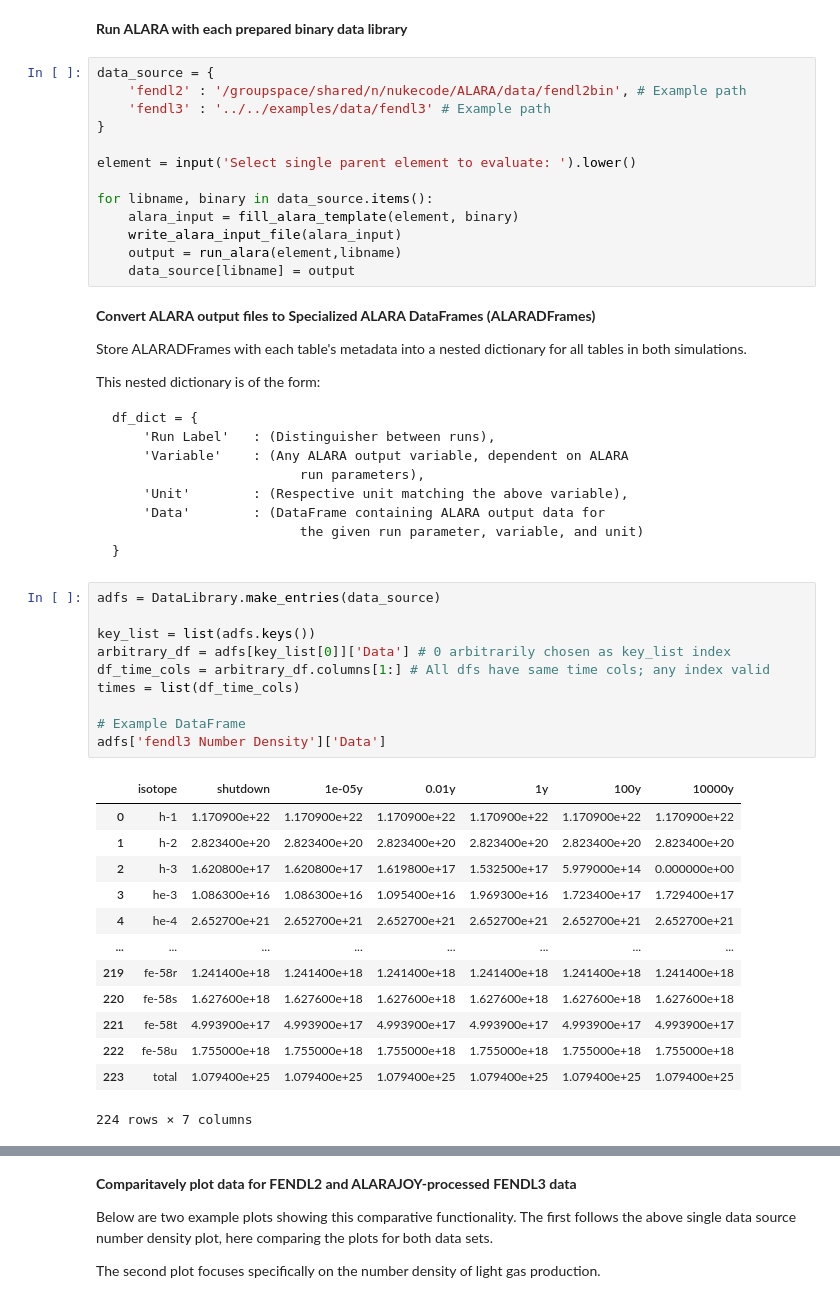
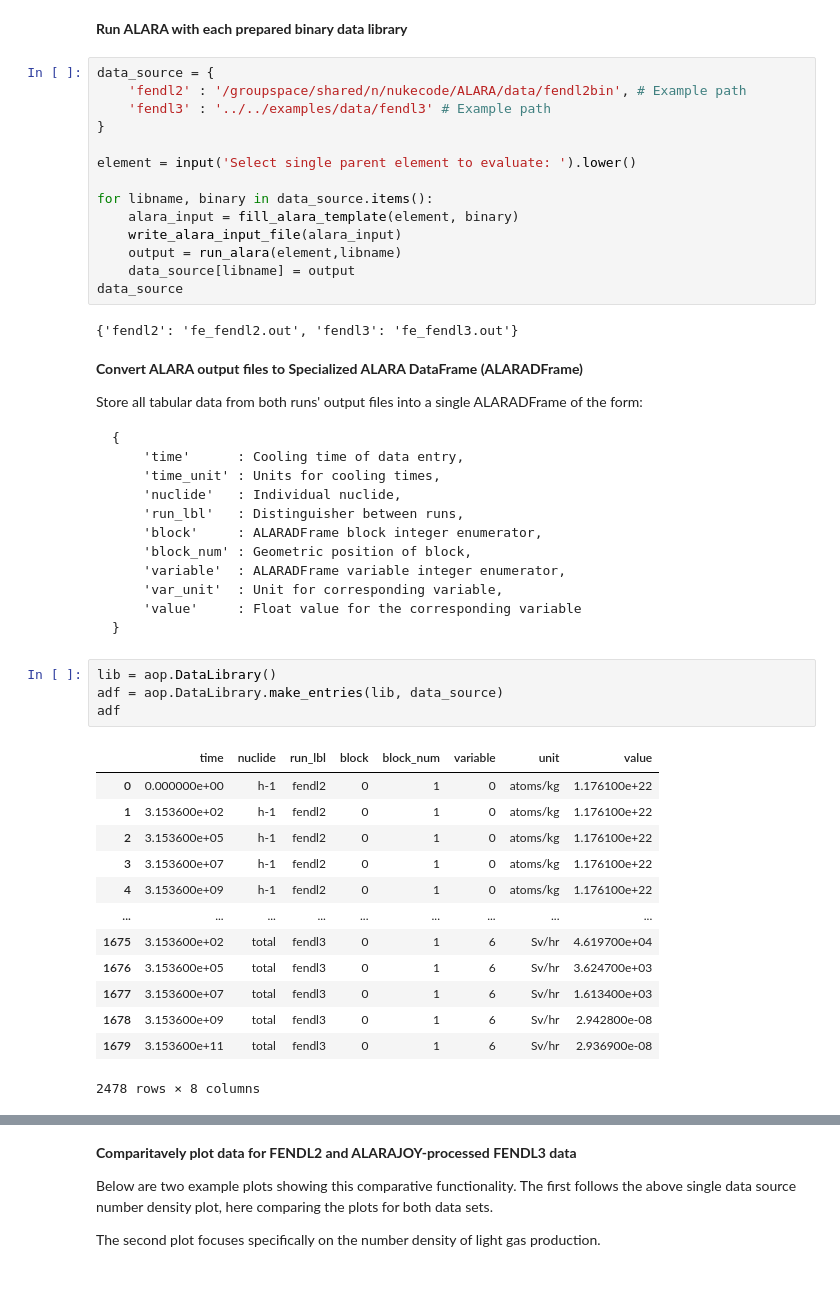
Before and after one commit to svalinn/ALARA, a Jupyter notebook: tools/ALARAJOYWrapper/alarajoy_QA_notebook.ipynb, the cells around one changed output, grey strips where cells are left out. Cells and saved outputs as stored; diff of their text form.

Commit message:
Updating for changes made to alara_output_processing

````diff
--- a/tools/ALARAJOYWrapper/alarajoy_QA_notebook.ipynb
+++ b/tools/ALARAJOYWrapper/alarajoy_QA_notebook.ipynb
@@ -27,47 +29,45 @@ for libname, binary in data_source.items():
     write_alara_input_file(alara_input)
     output = run_alara(element,libname)
     data_source[libname] = output
+data_source
+# %% [output]
+{'fendl2': 'fe_fendl2.out', 'fendl3': 'fe_fendl3.out'}
 # %% [markdown]
-**Convert ALARA output files to Specialized ALARA DataFrames (ALARADFrames)**
+**Convert ALARA output files to Specialized ALARA DataFrame (ALARADFrame)**
 
-Store ALARADFrames with each table's metadata into a nested dictionary for all tables in both simulations.
-
-This nested dictionary is of the form:
+Store all tabular data from both runs' output files into a single ALARADFrame of the form:
 
 ```
-df_dict = {
-    'Run Label'   : (Distinguisher between runs),
-    'Variable'    : (Any ALARA output variable, dependent on ALARA
-                        run parameters),
-    'Unit'        : (Respective unit matching the above variable),
-    'Data'        : (DataFrame containing ALARA output data for
-                        the given run parameter, variable, and unit)
+{
+    'time'      : Cooling time of data entry,
+    'time_unit' : Units for cooling times,
+    'nuclide'   : Individual nuclide,
+    'run_lbl'   : Distinguisher between runs,
+    'block'     : ALARADFrame block integer enumerator,
+    'block_num' : Geometric position of block,
+    'variable'  : ALARADFrame variable integer enumerator,
+    'var_unit'  : Unit for corresponding variable,
+    'value'     : Float value for the corresponding variable
 }
 ```
 # %%
-adfs = DataLibrary.make_entries(data_source)
-
-key_list = list(adfs.keys())
-arbitrary_df = adfs[key_list[0]]['Data'] # 0 arbitrarily chosen as key_list index
-df_time_cols = arbitrary_df.columns[1:] # All dfs have same time cols; any index valid
-times = list(df_time_cols)
-
-# Example DataFrame
-adfs['fendl3 Number Density']['Data']
+lib = aop.DataLibrary()
+adf = aop.DataLibrary.make_entries(lib, data_source)
+adf
 # %% [output]
-|  | isotope | shutdown | 1e-05y | 0.01y | 1y | 100y | 10000y |
-| 0 | h-1 | 1.170900e+22 | 1.170900e+22 | 1.170900e+22 | 1.170900e+22 | 1.170900e+22 | 1.170900e+22 |
-| 1 | h-2 | 2.823400e+20 | 2.823400e+20 | 2.823400e+20 | 2.823400e+20 | 2.823400e+20 | 2.823400e+20 |
-| 2 | h-3 | 1.620800e+17 | 1.620800e+17 | 1.619800e+17 | 1.532500e+17 | 5.979000e+14 | 0.000000e+00 |
-| 3 | he-3 | 1.086300e+16 | 1.086300e+16 | 1.095400e+16 | 1.969300e+16 | 1.723400e+17 | 1.729400e+17 |
-| 4 | he-4 | 2.652700e+21 | 2.652700e+21 | 2.652700e+21 | 2.652700e+21 | 2.652700e+21 | 2.652700e+21 |
-| ... | ... | ... | ... | ... | ... | ... | ... |
-| 219 | fe-58r | 1.241400e+18 | 1.241400e+18 | 1.241400e+18 | 1.241400e+18 | 1.241400e+18 | 1.241400e+18 |
-| 220 | fe-58s | 1.627600e+18 | 1.627600e+18 | 1.627600e+18 | 1.627600e+18 | 1.627600e+18 | 1.627600e+18 |
-| 221 | fe-58t | 4.993900e+17 | 4.993900e+17 | 4.993900e+17 | 4.993900e+17 | 4.993900e+17 | 4.993900e+17 |
-| 222 | fe-58u | 1.755000e+18 | 1.755000e+18 | 1.755000e+18 | 1.755000e+18 | 1.755000e+18 | 1.755000e+18 |
-| 223 | total | 1.079400e+25 | 1.079400e+25 | 1.079400e+25 | 1.079400e+25 | 1.079400e+25 | 1.079400e+25 |
+|  | time | nuclide | run_lbl | block | block_num | variable | unit | value |
+| 0 | 0.000000e+00 | h-1 | fendl2 | 0 | 1 | 0 | atoms/kg | 1.176100e+22 |
+| 1 | 3.153600e+02 | h-1 | fendl2 | 0 | 1 | 0 | atoms/kg | 1.176100e+22 |
+| 2 | 3.153600e+05 | h-1 | fendl2 | 0 | 1 | 0 | atoms/kg | 1.176100e+22 |
+| 3 | 3.153600e+07 | h-1 | fendl2 | 0 | 1 | 0 | atoms/kg | 1.176100e+22 |
+| 4 | 3.153600e+09 | h-1 | fendl2 | 0 | 1 | 0 | atoms/kg | 1.176100e+22 |
+| ... | ... | ... | ... | ... | ... | ... | ... | ... |
+| 1675 | 3.153600e+02 | total | fendl3 | 0 | 1 | 6 | Sv/hr | 4.619700e+04 |
+| 1676 | 3.153600e+05 | total | fendl3 | 0 | 1 | 6 | Sv/hr | 3.624700e+03 |
+| 1677 | 3.153600e+07 | total | fendl3 | 0 | 1 | 6 | Sv/hr | 1.613400e+03 |
+| 1678 | 3.153600e+09 | total | fendl3 | 0 | 1 | 6 | Sv/hr | 2.942800e-08 |
+| 1679 | 3.153600e+11 | total | fendl3 | 0 | 1 | 6 | Sv/hr | 2.936900e-08 |
-224 rows × 7 columns
+2478 rows × 8 columns
 # %% [markdown]
 **Plot for a single data source**
 
````
Also changed, not shown: parts of 11 cells of this notebook, 1 other file.
